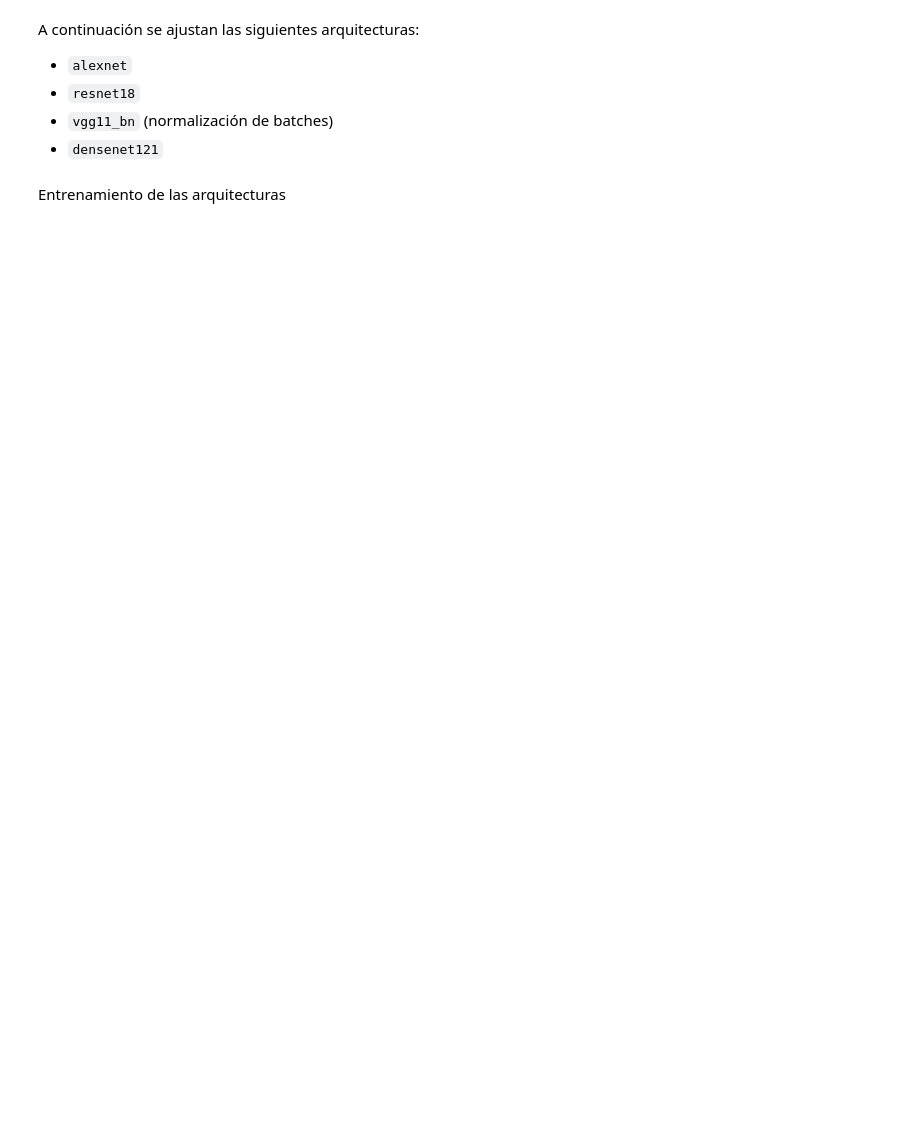
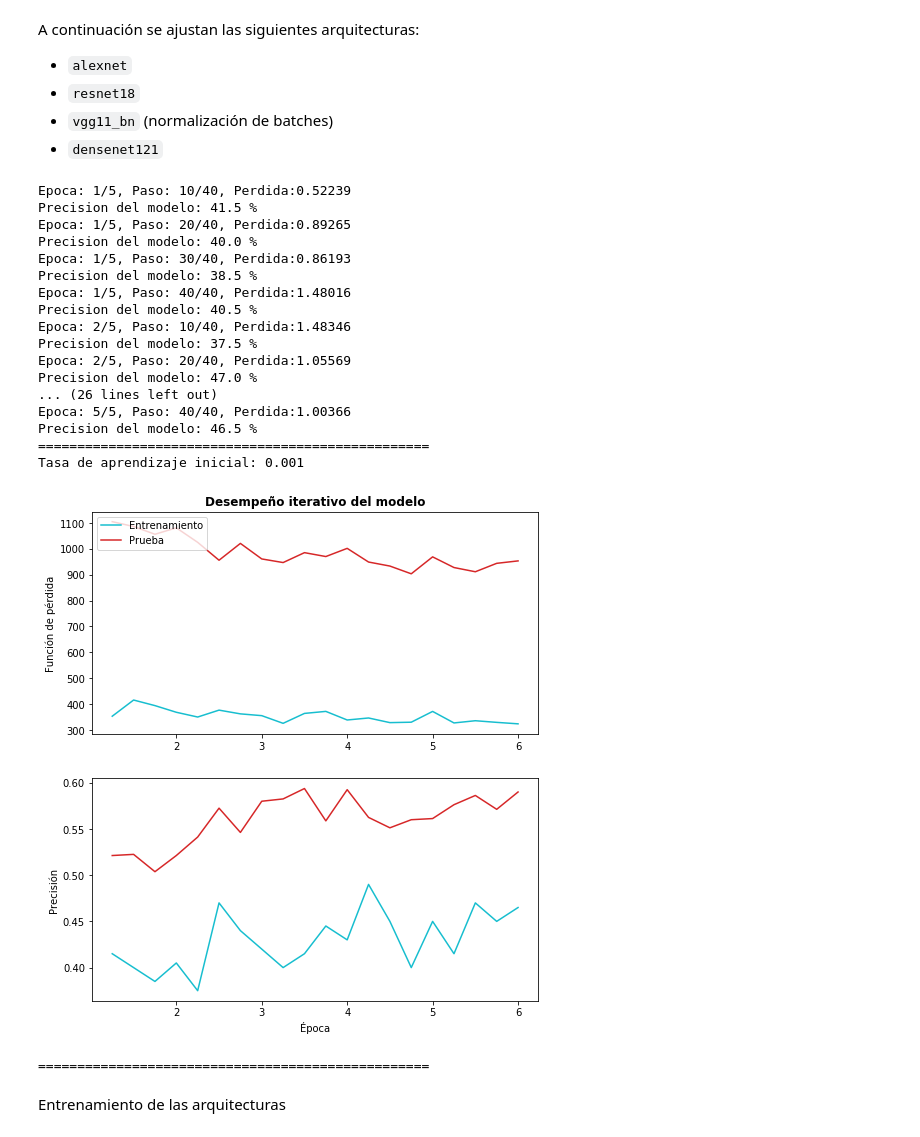
Before and after one commit to C1587S/NN-AudioClassifier, a Jupyter notebook: Notebook_audioClassifier.ipynb, the cells around one changed output. Cells and saved outputs as stored; diff of their text form; code cells hidden in the pictures; blank space fills up the shorter version.

```diff
--- a/Notebook_audioClassifier.ipynb
+++ b/Notebook_audioClassifier.ipynb
@@ -434,6 +448,31 @@ modelos_cnn = [model_ft_alexnet,
               model_ft_resnet18,
               model_ft_vgg11bn,
               model_ft_densenet121]
+# %%
+  modelo_evaluado = model_ft_alexnet
+  modelo_ = modelo_evaluado.to(device)
+  entrenamiento_cnn1(modelo_, lr=.001, gamma=0.6,
+                       num_classes = 10, num_epochs=5)
+# %% [output]
+Epoca: 1/5, Paso: 10/40, Perdida:0.52239
+Precision del modelo: 41.5 %
+Epoca: 1/5, Paso: 20/40, Perdida:0.89265
+Precision del modelo: 40.0 %
+Epoca: 1/5, Paso: 30/40, Perdida:0.86193
+Precision del modelo: 38.5 %
+Epoca: 1/5, Paso: 40/40, Perdida:1.48016
+Precision del modelo: 40.5 %
+Epoca: 2/5, Paso: 10/40, Perdida:1.48346
+Precision del modelo: 37.5 %
+Epoca: 2/5, Paso: 20/40, Perdida:1.05569
+Precision del modelo: 47.0 %
+... (26 lines left out)
+Epoca: 5/5, Paso: 40/40, Perdida:1.00366
+Precision del modelo: 46.5 %
+==================================================
+Tasa de aprendizaje inicial: 0.001
+[figure, added]
+==================================================
 # %% [markdown]
 Entrenamiento de las arquitecturas
 # %%
```
Also changed, not shown: parts of 9 cells of this notebook.
